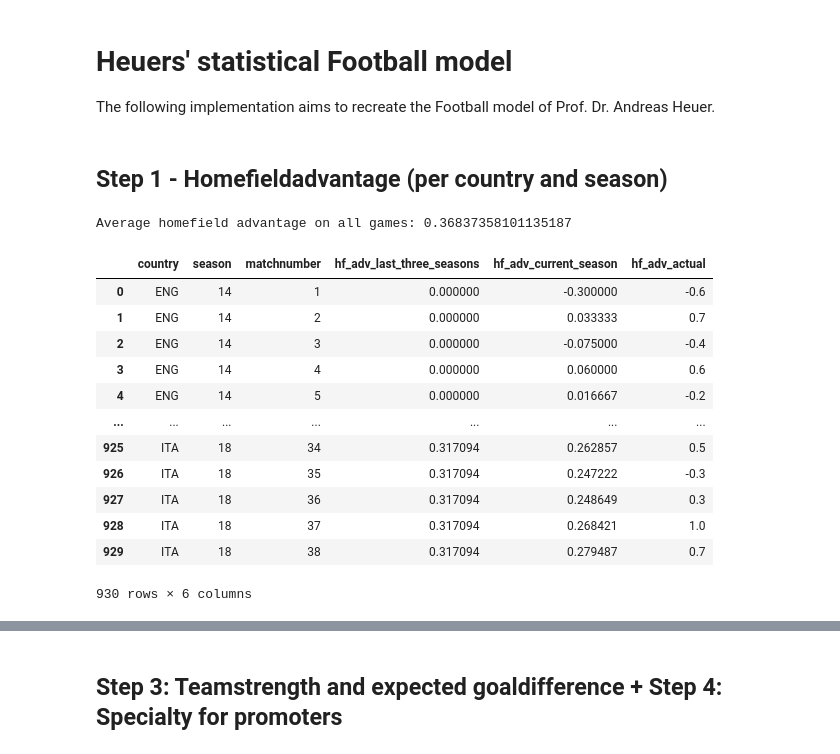
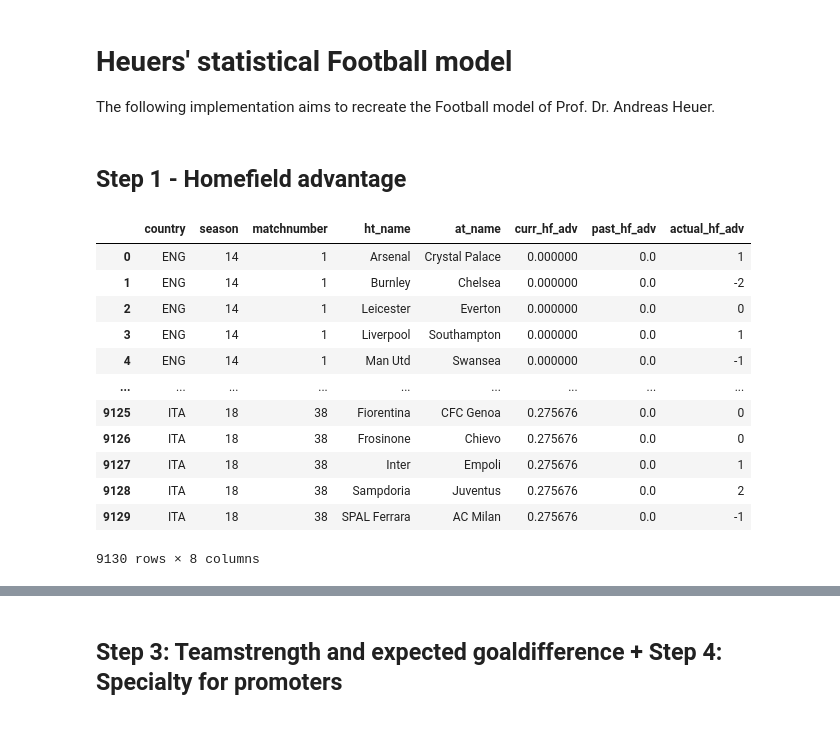
Before and after one commit to LUKEx76/football_prediction, a Jupyter notebook: heuer_model/heuer.ipynb, the cells around one changed output, grey strips where cells are left out. Drawn from its saved outputs; the diff is of its cells as text; code cells hidden in the pictures.

Commit message:
rearrange country season hf_adv and ga

```diff
--- a/heuer_model/heuer.ipynb
+++ b/heuer_model/heuer.ipynb
@@ -50,30 +46,23 @@ def closed_form_solution(X, y):
 # %% [markdown]
-## Step 1 - Homefieldadvantage (per country and season)
+## Step 1 - Homefield advantage
-# %%
-df_homefield = pd.read_csv('data/plot_homefield_adv.csv', sep=';')
-avg_homefield_adv = np.sum(df_homefield["homefield_adv"]) / NUM_OF_SEASONS
-print("Average homefield advantage on all games:", avg_homefield_adv)
-# %% [output]
-Average homefield advantage on all games: 0.36837358101135187
 # %%
-df_country_season_homefield_adv = pd.read_csv(
-    "data/country_season_homefield_adv.csv", sep=";")
+df_country_season_homefield_adv = pd.read_csv("data/hf_adv.csv", sep=";")
 
 df_country_season_homefield_adv
 # %% [output]
-|  | country | season | matchnumber | hf_adv_last_three_seasons | hf_adv_current_season | hf_adv_actual |
-| 0 | ENG | 14 | 1 | 0.000000 | -0.300000 | -0.6 |
-| 1 | ENG | 14 | 2 | 0.000000 | 0.033333 | 0.7 |
-| 2 | ENG | 14 | 3 | 0.000000 | -0.075000 | -0.4 |
-| 3 | ENG | 14 | 4 | 0.000000 | 0.060000 | 0.6 |
-| 4 | ENG | 14 | 5 | 0.000000 | 0.016667 | -0.2 |
-| ... | ... | ... | ... | ... | ... | ... |
-| 925 | ITA | 18 | 34 | 0.317094 | 0.262857 | 0.5 |
-| 926 | ITA | 18 | 35 | 0.317094 | 0.247222 | -0.3 |
-| 927 | ITA | 18 | 36 | 0.317094 | 0.248649 | 0.3 |
-| 928 | ITA | 18 | 37 | 0.317094 | 0.268421 | 1.0 |
-| 929 | ITA | 18 | 38 | 0.317094 | 0.279487 | 0.7 |
+|  | country | season | matchnumber | ht_name | at_name | curr_hf_adv | past_hf_adv | actual_hf_adv |
+| 0 | ENG | 14 | 1 | Arsenal | Crystal Palace | 0.000000 | 0.0 | 1 |
+| 1 | ENG | 14 | 1 | Burnley | Chelsea | 0.000000 | 0.0 | -2 |
+| 2 | ENG | 14 | 1 | Leicester | Everton | 0.000000 | 0.0 | 0 |
+| 3 | ENG | 14 | 1 | Liverpool | Southampton | 0.000000 | 0.0 | 1 |
+| 4 | ENG | 14 | 1 | Man Utd | Swansea | 0.000000 | 0.0 | -1 |
+| ... | ... | ... | ... | ... | ... | ... | ... | ... |
+| 9125 | ITA | 18 | 38 | Fiorentina | CFC Genoa | 0.275676 | 0.0 | 0 |
+| 9126 | ITA | 18 | 38 | Frosinone | Chievo | 0.275676 | 0.0 | 0 |
+| 9127 | ITA | 18 | 38 | Inter | Empoli | 0.275676 | 0.0 | 1 |
+| 9128 | ITA | 18 | 38 | Sampdoria | Juventus | 0.275676 | 0.0 | 2 |
+| 9129 | ITA | 18 | 38 | SPAL Ferrara | AC Milan | 0.275676 | 0.0 | -1 |
-930 rows × 6 columns
+9130 rows × 8 columns
 # %%
 @lru_cache(maxsize=None)
 def h_country_season_homefield_adv(country, season, matchnumber):
```
Also changed, not shown: parts of 11 cells of this notebook, 12 other files.
